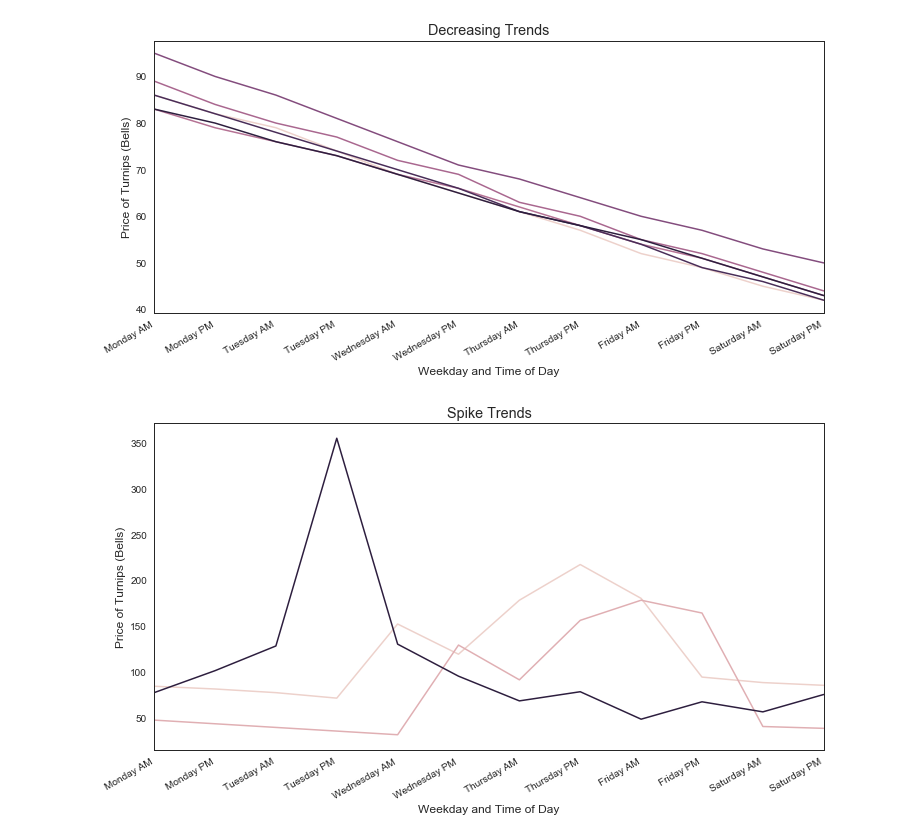
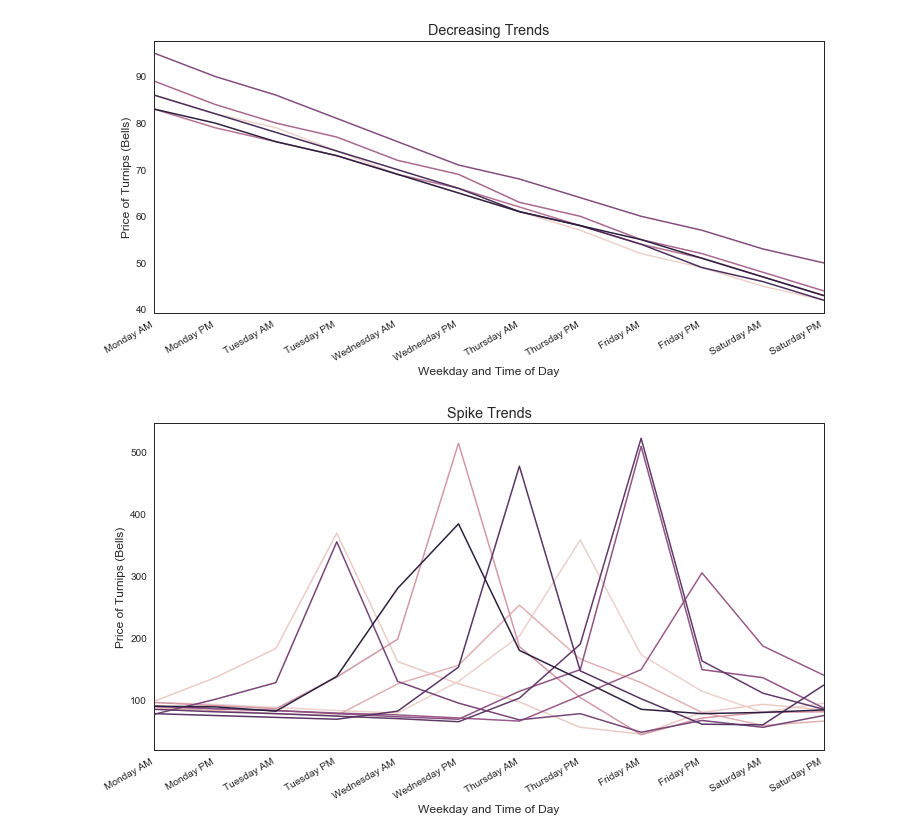
Before and after one commit to ys-lin14/acnh-clustering, a Jupyter notebook: 3_manual_trend_classification.ipynb, the cells around one changed output. Saved outputs shown, nothing was run; the diff lists cells and outputs as text; code cells hidden in the pictures.

```diff
--- a/3_manual_trend_classification.ipynb
+++ b/3_manual_trend_classification.ipynb
@@ -45,8 +45,9 @@ def get_spike_trend_ids(data):
     pivot_table = pivot(data, is_combined_data=True)
     max_price = pivot_table.max(axis=1)
 
-    # prices above 95th percentile found in data_exploration
-    is_spike = max_price > 177
+    # prices above percentiles found in data_exploration
+    # 177, 252 (95th and 98th percentile)
+    is_spike = max_price > 252
 
     spike_trend_ids = np.where(is_spike)[0]
     return spike_trend_ids
@@ -66,7 +67,7 @@ def get_unknown_trend_ids(data, decreasing_trend_ids, spike_trend_ids):
 
     all_trend_ids = data['trend_id'].unique()
     known_trend_ids = np.concatenate([decreasing_trend_ids, spike_trend_ids])
-    known_trend_mask = ~np.isin(a, known_trend_ids)
+    known_trend_mask = ~np.isin(all_trend_ids, known_trend_ids)
     unknown_trend_ids = all_trend_ids[known_trend_mask]
     return unknown_trend_ids
 
@@ -165,30 +166,30 @@ plt.show()
 # %%
 spike_trend_ids = get_spike_trend_ids(complete_sell_data)
 spike_trend_samples = get_sample_trends(
     data=complete_sell_data,
     trend_ids=spike_trend_ids,
-    n_samples=3
+    n_samples=10
 )
 
 plt.figure(figsize=(12, 6))
 spike_trend_plot = sns.lineplot(
     x='weekday_observed',
     y='price',
     hue='trend_id',
     data=spike_trend_samples,
     sort=False,
     legend=False
 )
 spike_trend_plot.set(
     title='Spike Trends',
     xlabel='Weekday and Time of Day',
     ylabel='Price of Turnips (Bells)'
 )
 spike_trend_plot.set_xticklabels(xticks, rotation=30, ha='right')
 plt.xlim(0, 11)
 plt.show()
 # %% [output]
-[figure, old version]
+[figure, new version]
 # %%
 unknown_trend_ids = get_unknown_trend_ids(
     complete_sell_data,
```
Also changed, not shown: parts of 1 cell of this notebook.
